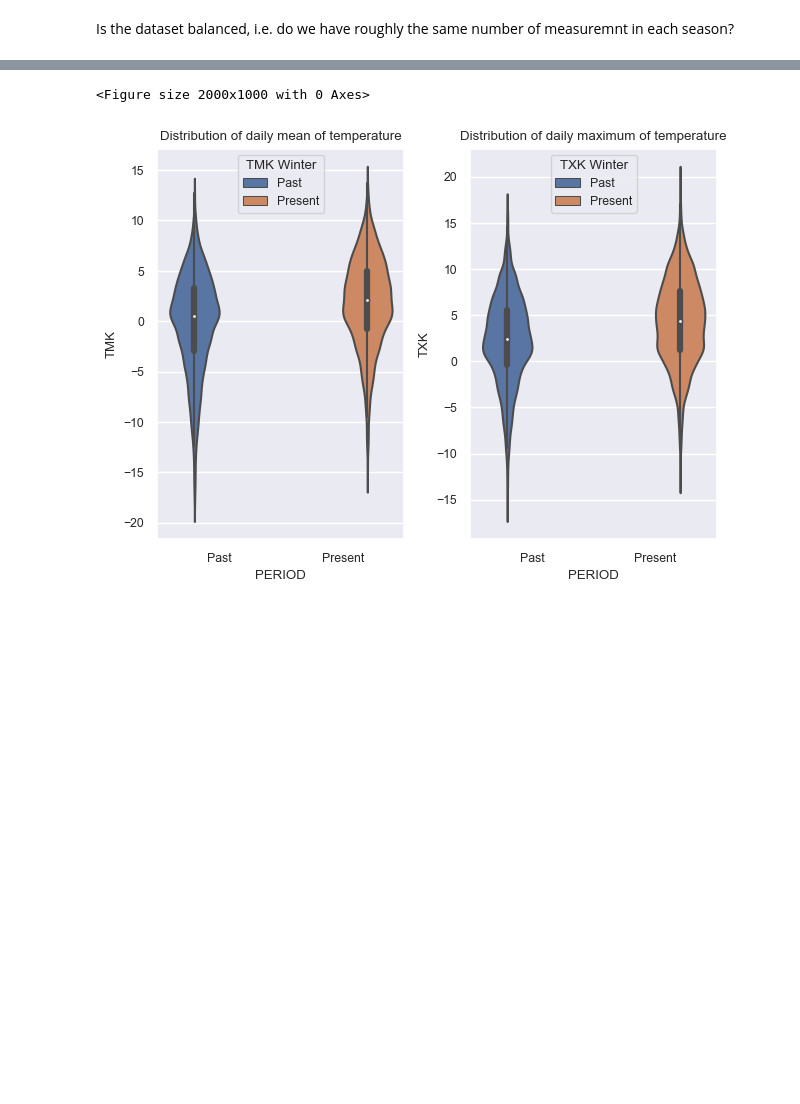
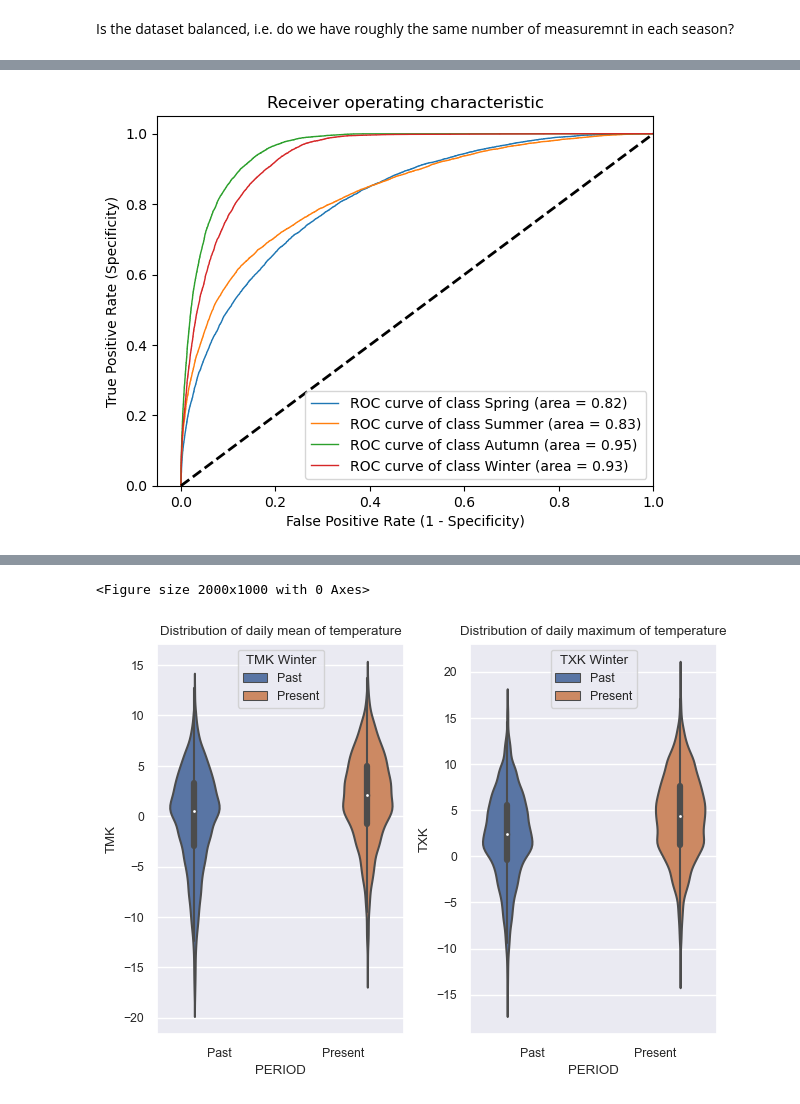
Before and after one commit to schumadi/nd025-final, a Jupyter notebook: machine_learning.ipynb, the cells around one changed output, grey strips where cells are left out. Cells and saved outputs as stored; diff of their text form; code cells hidden in the pictures; blank space fills up the shorter version.

```diff
--- a/machine_learning.ipynb
+++ b/machine_learning.ipynb
@@ -300,3 +238,7 @@ The ROC AUC of loaded model's prediction is: 0.878
+# %%
+plot_roc(y_current, pred_current, 4, ['Spring', 'Summer', 'Autumn', 'Winter'])
+# %% [output]
+[figure, added]
 # %%
 fig, ax = plt.subplots(nrows=1, ncols=2, figsize=(10,5))
 ax[0].set_title("Past")
```
Also changed, not shown: parts of 28 cells of this notebook.
